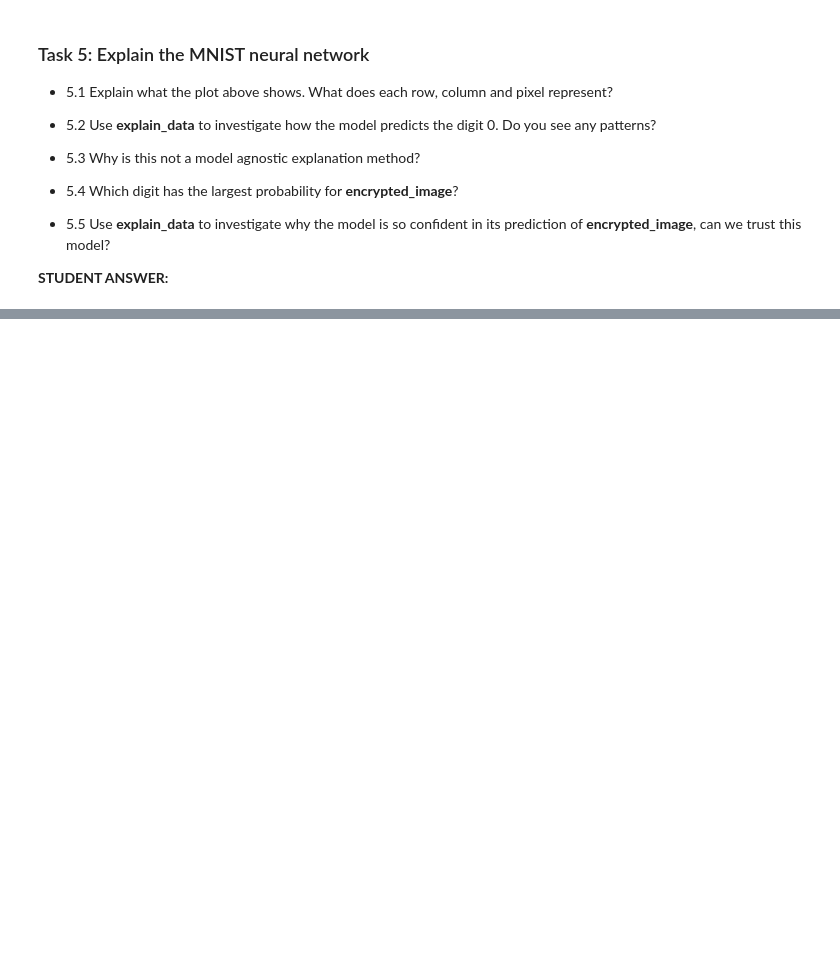
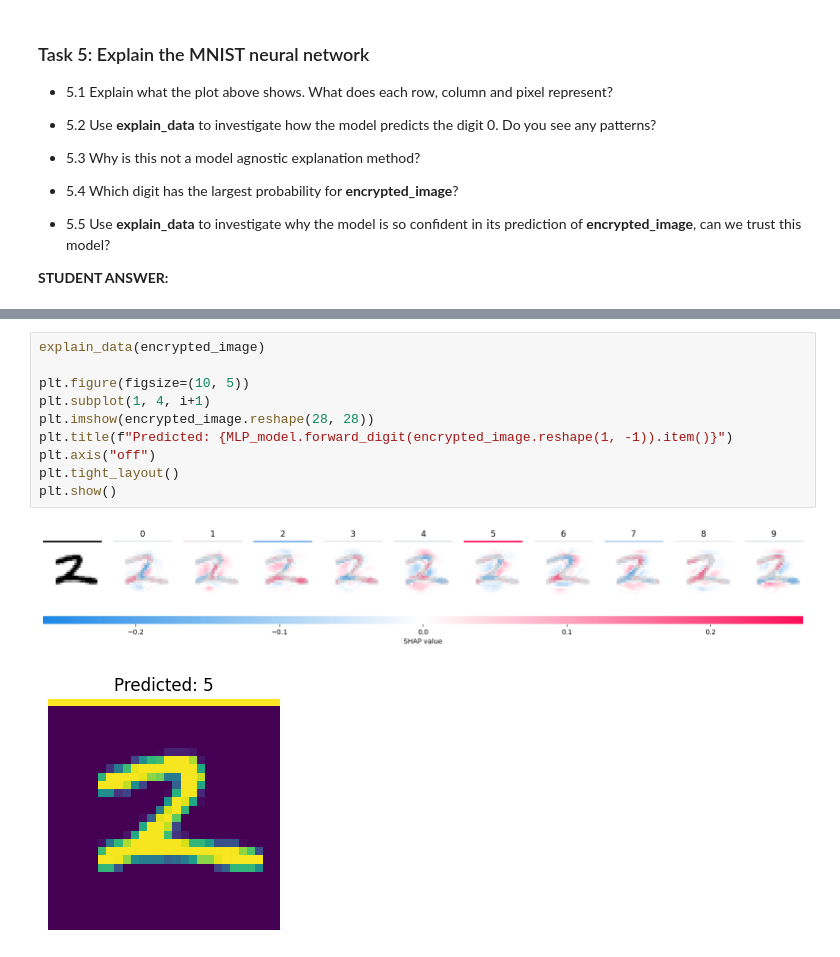
Before and after one commit to Ksund02/Machine-Learning-Project, a Jupyter notebook: Assignment3/Project3_XAI.ipynb, the cells around one changed output, grey strips where cells are left out. Cells and saved outputs as stored; diff of their text form; blank space fills up the shorter version.

```diff
--- a/Assignment3/Project3_XAI.ipynb
+++ b/Assignment3/Project3_XAI.ipynb
@@ -459,0 +464,13 @@ explain_data(X_test_0)
+# %%
+explain_data(encrypted_image)
+
+plt.figure(figsize=(10, 5))
+plt.subplot(1, 4, i+1)
+plt.imshow(encrypted_image.reshape(28, 28))
+plt.title(f"Predicted: {MLP_model.forward_digit(encrypted_image.reshape(1, -1)).item()}")
+plt.axis("off")
+plt.tight_layout()
+plt.show()
+# %% [output]
+[figure, added]
+[figure, added]
```
Also changed, not shown: parts of 6 cells of this notebook, 1 other file.
